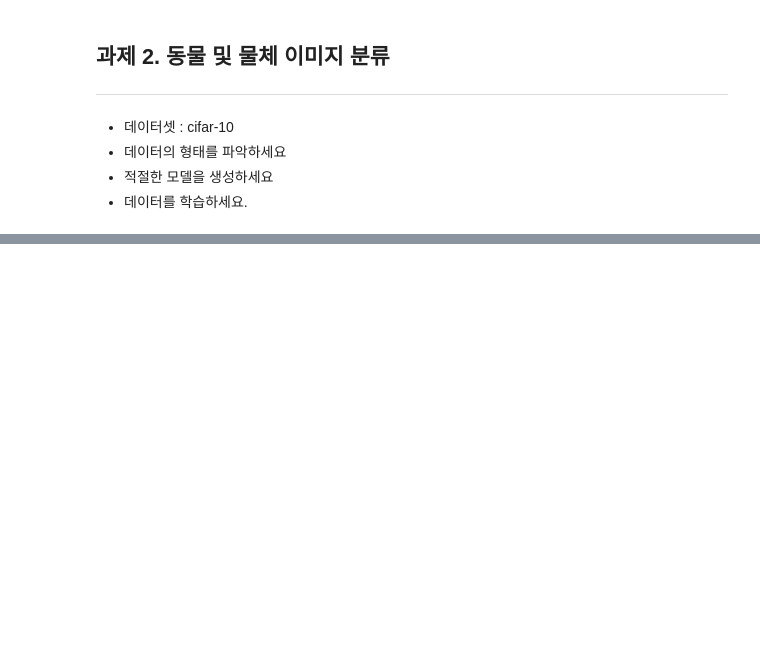
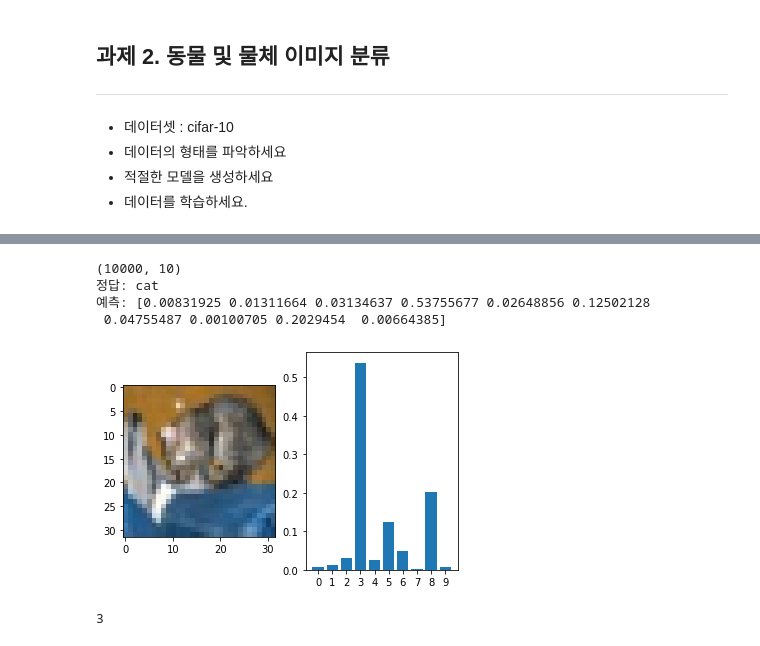
Before and after one commit to GETHUB55/SkillTreePython-DeepLearning, a Jupyter notebook: 01.딥러닝with텐서플로우-basic/ch01_07_CNN기초_Pooling_Layer.ipynb, the cells around one changed output, grey strips where cells are left out. Drawn from its saved outputs; the diff is of its cells as text; code cells hidden in the pictures; blank space fills up the shorter version.

```diff
--- a/01.딥러닝with텐서플로우-basic/ch01_07_CNN기초_Pooling_Layer.ipynb
+++ b/01.딥러닝with텐서플로우-basic/ch01_07_CNN기초_Pooling_Layer.ipynb
@@ -404,0 +404,2 @@ for i in range(9):
+# %%
+x_train,x_test = x_train/255.0,x_test/255.0
@@ -404,0 +408,23 @@ for i in range(9):
+# %%
+def create_cifar():
+  x = layers.Input(shape=(32,32,3))
+  y = layers.Conv2D(filters=6,
+                    kernel_size=5 , padding = 'same',
+                    activation='tanh'
+                    )(x)
+  y = layers.AvgPool2D(pool_size=2, strides=2)(y)    #subsampling
+  y = layers.Conv2D(filters=16,
+                    kernel_size=5 , padding = 'valid',
+                    activation='tanh'
+                    )(y)
+  y = layers.MaxPool2D(pool_size=2, strides=2)(y)
+  y = layers.Flatten()(y)
+  y = layers.Dense(120, activation= 'tanh')(y)
+  y = layers.Dense(84, activation= 'tanh')(y)
+  y = layers.Dense(10, activation= 'softmax')(y)
+
+  model = models.Model(x,y,name='cifar10')
+  return model
+
+cifar_10 = create_cifar()
+cifar_10.summary()
@@ -404,0 +449,5 @@ for i in range(9):
+# %%
+cifar_10.compile(loss= 'sparse_categorical_crossentropy',
+              optimizer= 'sgd',
+              metrics=['acc'])
+cifar_10.fit(x_train, y_train, epochs=10)
@@ -404,0 +476,23 @@ for i in range(9):
+# %%
+y_pred = cifar_10.predict(x_test)
+print(y_pred.shape)
+#0번째 샘플에 대해
+print('정답:',labels[y_test[0][0]])
+print('예측:',y_pred[0])
+plt.subplot(121)
+plt.imshow(x_test[0])
+plt.subplot(122)
+plt.bar(range(10), y_pred[0])
+plt.xticks(range(10))
+plt.show()
+# %% [output]
+(10000, 10)
+정답: cat
+예측: [0.00831925 0.01311664 0.03134637 0.53755677 0.02648856 0.12502128
+ 0.04755487 0.00100705 0.2029454  0.00664385]
+[figure, added]
+# %%
+y_argmax = np.argmax(y_pred, axis=1)
+print(y_argmax[0])
+# %% [output]
+3
```
Also changed, not shown: parts of 6 cells of this notebook.
